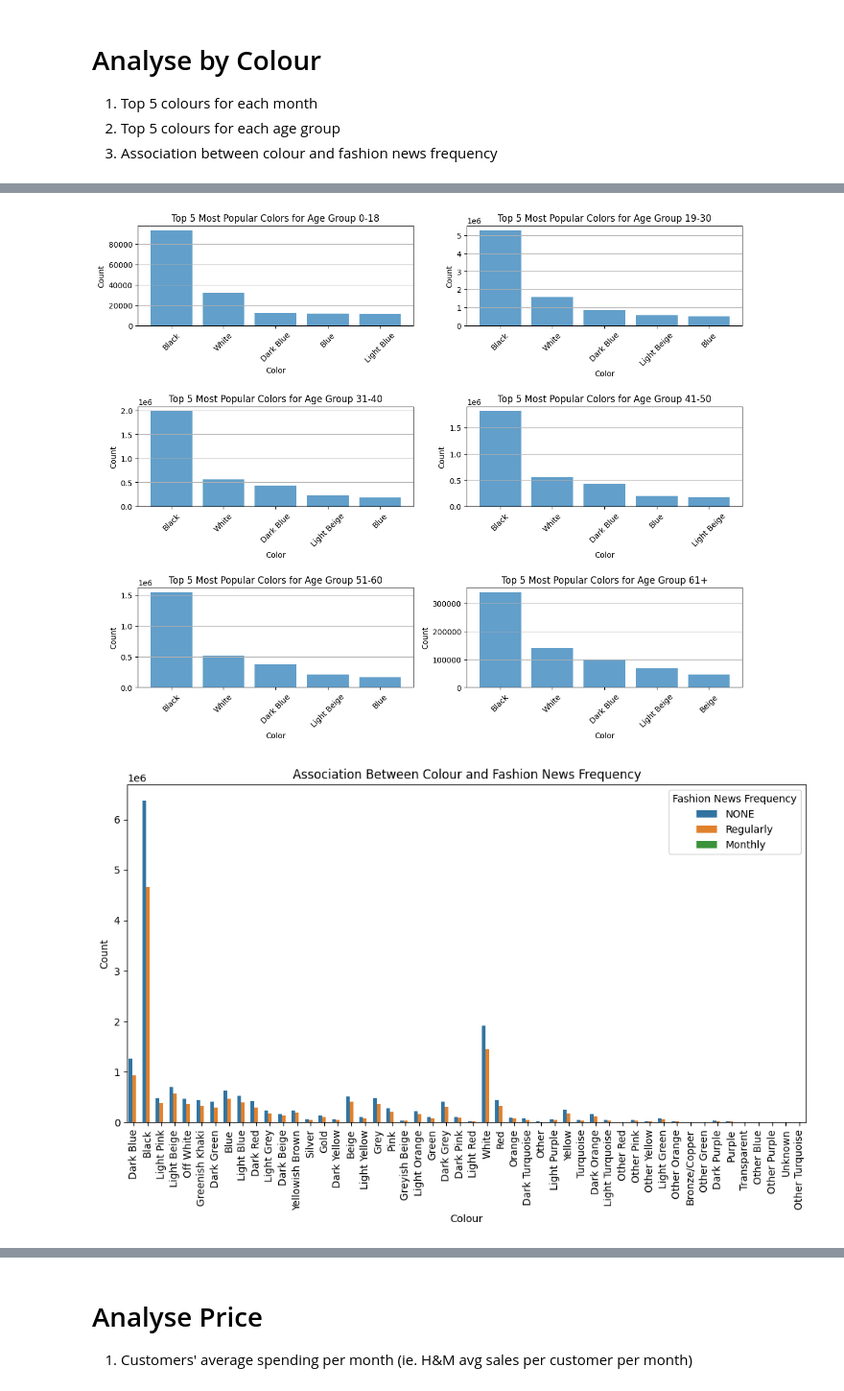
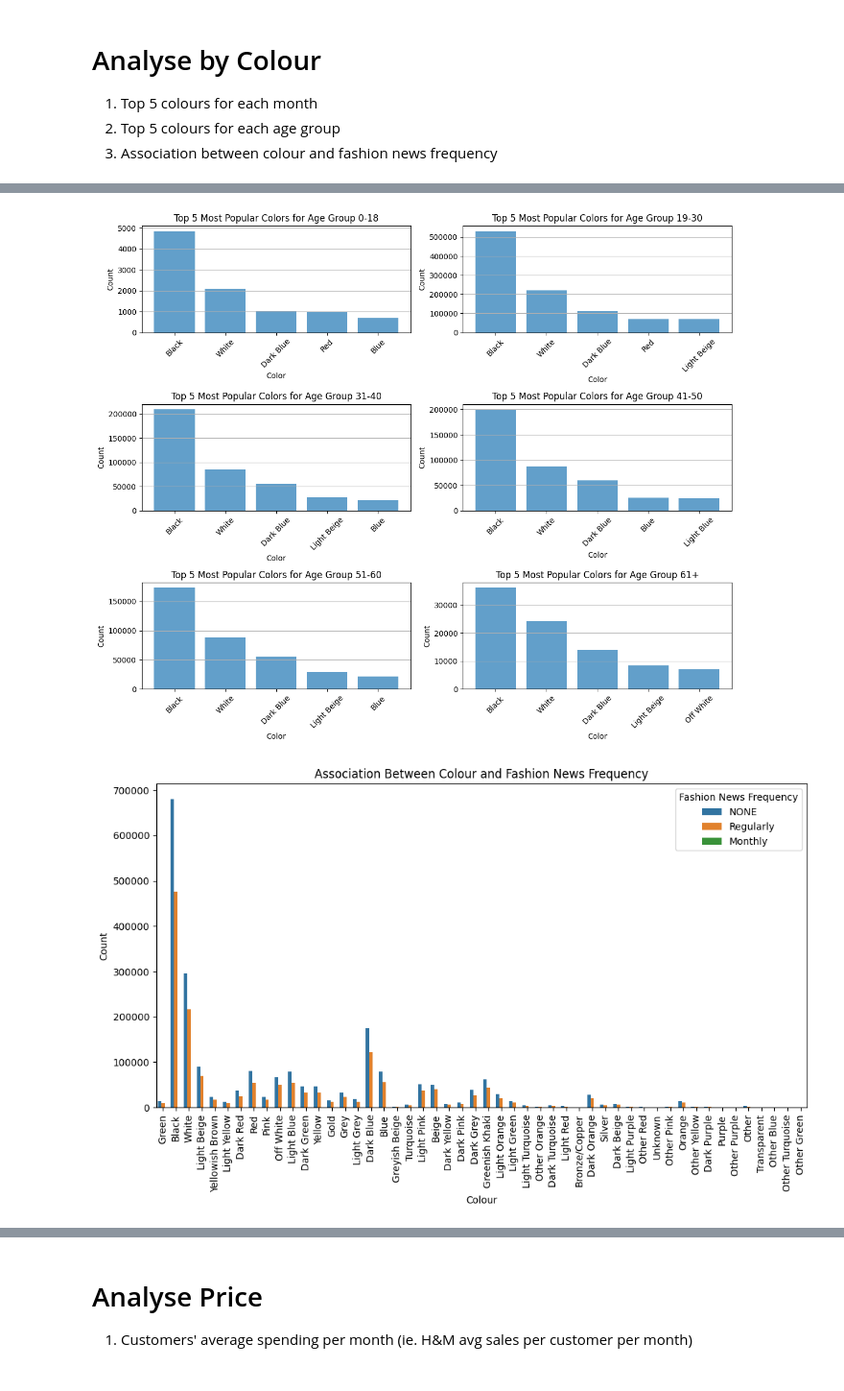
Before and after one commit to aldensiol/FashoReco, a Jupyter notebook: EDA.ipynb, the cells around one changed output, grey strips where cells are left out. Shown: that part at 96% size. Drawn from its saved outputs; the diff is of its cells as text; code cells hidden in the pictures.

```diff
--- a/EDA.ipynb
+++ b/EDA.ipynb
@@ -41,6 +41,6 @@ print(list_of_dfs)
 df_i = dfs.get('cleaned_df_i')
 df_c = dfs.get('df_c_train')
 df_t = dfs.get('df_t_train')
-joined_df_i_t = dfs.get('joined_df_i_t')
-joined_df_i_t_c = dfs.get('joined_df_i_t_c')
+# joined_df_i_t = dfs.get('joined_df_i_t')
+joined_df_train = dfs.get('joined_df_t_c_i_train')
 # %% [output]
@@ -76,14 +72,15 @@ print(joined_df_i_t_c.columns.tolist())
 # Top 5 colours for each month
 
 # Extract month from 'transaction_date'
-joined_df_i_t['month'] = joined_df_i_t['t_dat'].dt.month_name()
+joined_df_train['month'] = joined_df_train['t_dat'].dt.month_name()
 
 # Get unique months
-unique_months = df['month'].unique()
+unique_months = joined_df_train['month'].unique()
 
 # Calculate number of rows and columns for the subplot matrix
-num_rows = 3
-num_cols = 4
+num_plots = 3  # Set the number of plots you want to display
+num_cols = min(len(unique_months), num_plots)
+num_rows = (len(unique_months) - 1) // num_cols + 1
 
 # Create subplots
 fig, axes = plt.subplots(num_rows, num_cols, figsize=(15, 15))
@@ -91,7 +88,7 @@ fig, axes = plt.subplots(num_rows, num_cols, figsize=(15, 15))
 # Iterate over unique months and plot
 for i, month in enumerate(unique_months):
     # Filter DataFrame for current month
-    df_month = df[df['month'] == month]
+    df_month = joined_df_train[joined_df_train['month'] == month]
 
     # Count occurrences of colors for current month
     color_counts = df_month['colour_group_name'].value_counts()
@@ -104,7 +101,11 @@ for i, month in enumerate(unique_months):
     col_idx = i % num_cols
 
     # Plot for current month
-    ax = axes[row_idx, col_idx]
+    if num_rows == 1:
+        ax = axes[col_idx]  # For a single row, use only one index
+    else:
+        ax = axes[row_idx, col_idx]
+
     top_colors.plot(kind='bar', alpha=0.7, ax=ax)
     ax.set_xlabel('Color')
     ax.set_ylabel('Count')
@@ -124,10 +125,10 @@ plt.show()
 # Define age groups
 age_bins = [0, 18, 30, 40, 50, 60, 100]
 age_labels = ['0-18', '19-30', '31-40', '41-50', '51-60', '61+']
-joined_df_i_t_c['age_group'] = pd.cut(joined_df_i_t_c['age'], bins=age_bins, labels=age_labels)
+joined_df_train['age_group'] = pd.cut(joined_df_train['age'], bins=age_bins, labels=age_labels)
 
 # Group by age group and color, then count occurrences
-color_counts = joined_df_i_t_c.groupby(['age_group', 'colour_group_name']).size().reset_index(name='count')
+color_counts = joined_df_train.groupby(['age_group', 'colour_group_name']).size().reset_index(name='count')
 
 # Calculate number of rows and columns for the subplot matrix
 num_rows = 3
@@ -161,21 +162,21 @@ for i, age_group in enumerate(age_labels):
 plt.tight_layout()
 plt.show()
 # %% [output]
-[figure, old version]
+[figure, new version]
 # %%
 #Association between colour and fashion news frequency
 
 # plot a clustered bar chart
 plt.figure(figsize=(12, 6))
 plt.xticks(rotation=90)
-sns.countplot(data=joined_df_i_t_c, x='colour_group_name', hue='fashion_news_frequency')
+sns.countplot(data=joined_df_train, x='colour_group_name', hue='fashion_news_frequency')
 plt.title('Association Between Colour and Fashion News Frequency')
 plt.xlabel('Colour')
 plt.ylabel('Count')
 plt.legend(title='Fashion News Frequency')
 plt.show()
 # %% [output]
-[figure, old version]
+[figure, new version]
 # %% [markdown]
 ### Insights for Analysis by Colour
 - Black is the most purchased colour across all age groups and months
```
Also changed, not shown: parts of 12 cells of this notebook.
